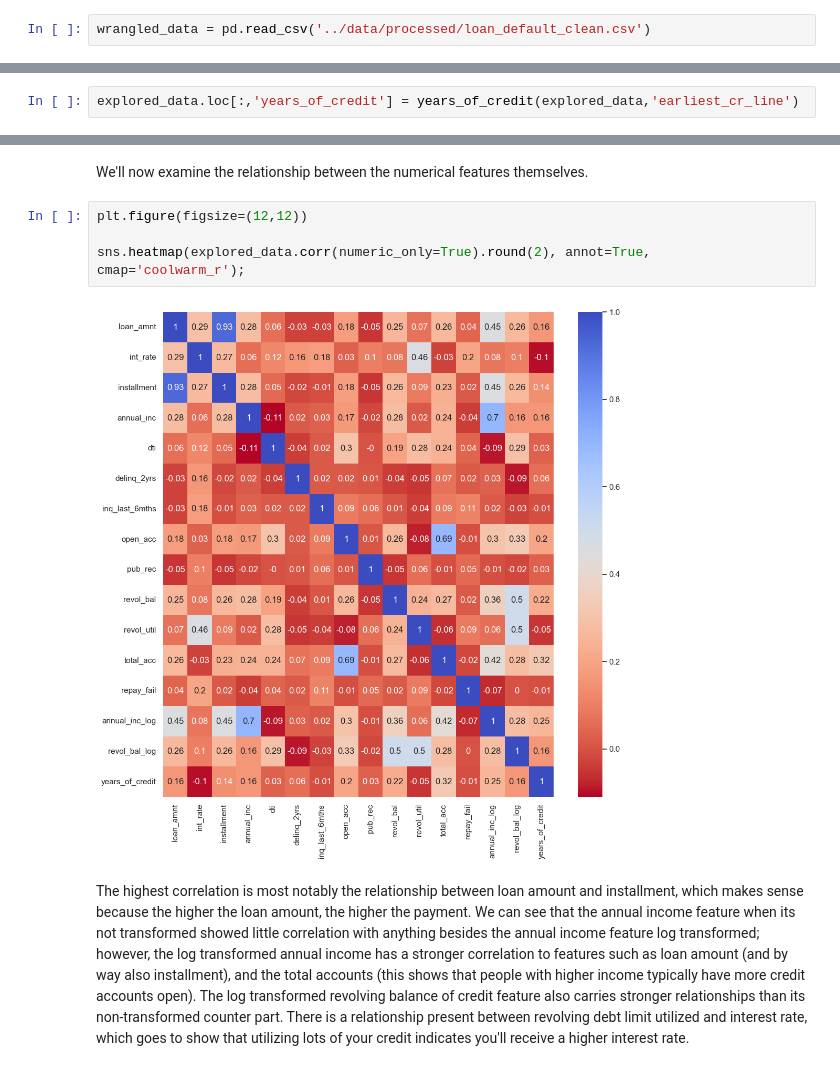
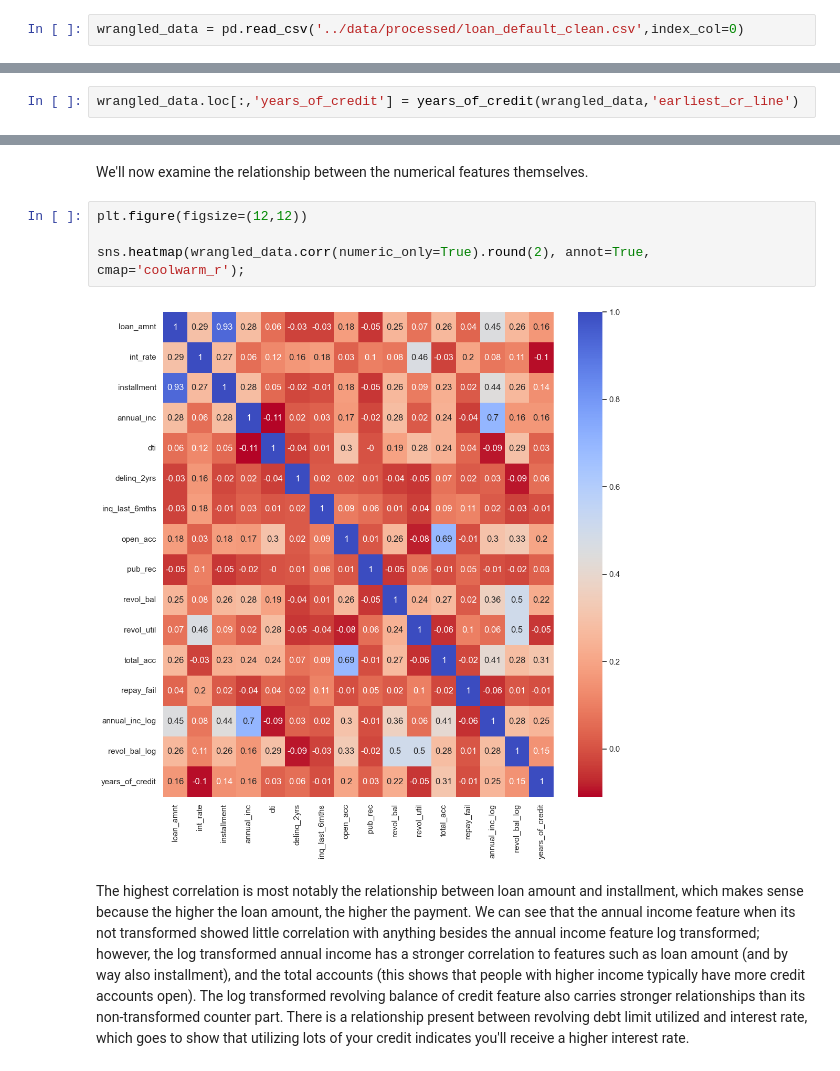
Before and after one commit to issacgomez07/Capstone-2-LendingClub-Defaults, a Jupyter notebook: notebooks/02_exploratory_data_analysis.ipynb, the cells around one changed output, grey strips where cells are left out. Saved outputs shown, nothing was run; the diff lists cells and outputs as text.

```diff
--- a/notebooks/02_exploratory_data_analysis.ipynb
+++ b/notebooks/02_exploratory_data_analysis.ipynb
@@ -33,7 +34,7 @@ First we import the appropriate libraries. I've set the max columns to be displa
 # %% [markdown]
 ## 2.4 Load The Data<a id='2.4_Load_The_Data'></a>
 # %%
-wrangled_data = pd.read_csv('../data/processed/loan_default_clean.csv')
+wrangled_data = pd.read_csv('../data/processed/loan_default_clean.csv',index_col=0)
 # %%
 wrangled_data.info()
 # %% [output]
@@ -257,5 +254,5 @@ def years_of_credit(df, col):
     year_series = df[col].dt.strftime('%Y').astype(int)
     return 2000 - year_series
 # %%
-explored_data.loc[:,'years_of_credit'] = years_of_credit(explored_data,'earliest_cr_line')
+wrangled_data.loc[:,'years_of_credit'] = years_of_credit(wrangled_data,'earliest_cr_line')
 # %%
@@ -305,9 +302,9 @@ We'll now examine the relationship between the numerical features themselves.
 # %%
 plt.figure(figsize=(12,12))
 
-sns.heatmap(explored_data.corr(numeric_only=True).round(2), annot=True, cmap='coolwarm_r');
+sns.heatmap(wrangled_data.corr(numeric_only=True).round(2), annot=True, cmap='coolwarm_r');
 # %% [output]
-[figure, old version]
+[figure, new version]
 # %% [markdown]
 The highest correlation is most notably the relationship between loan amount and installment, which makes sense because the higher the loan amount, the higher the payment. We can see that the annual income feature when its not transformed showed little correlation with anything besides the annual income feature log transformed; however, the log transformed annual income has a stronger correlation to features such as loan amount (and by way also installment), and the total accounts (this shows that people with higher income typically have more credit accounts open). The log transformed revolving balance of credit feature also carries stronger relationships than its non-transformed counter part. There is a relationship present between revolving debt limit utilized and interest rate, which goes to show that utilizing lots of your credit indicates you'll receive a higher interest rate.
 # %% [markdown]
```
Also changed, not shown: parts of 14 cells of this notebook, 4 other files.
